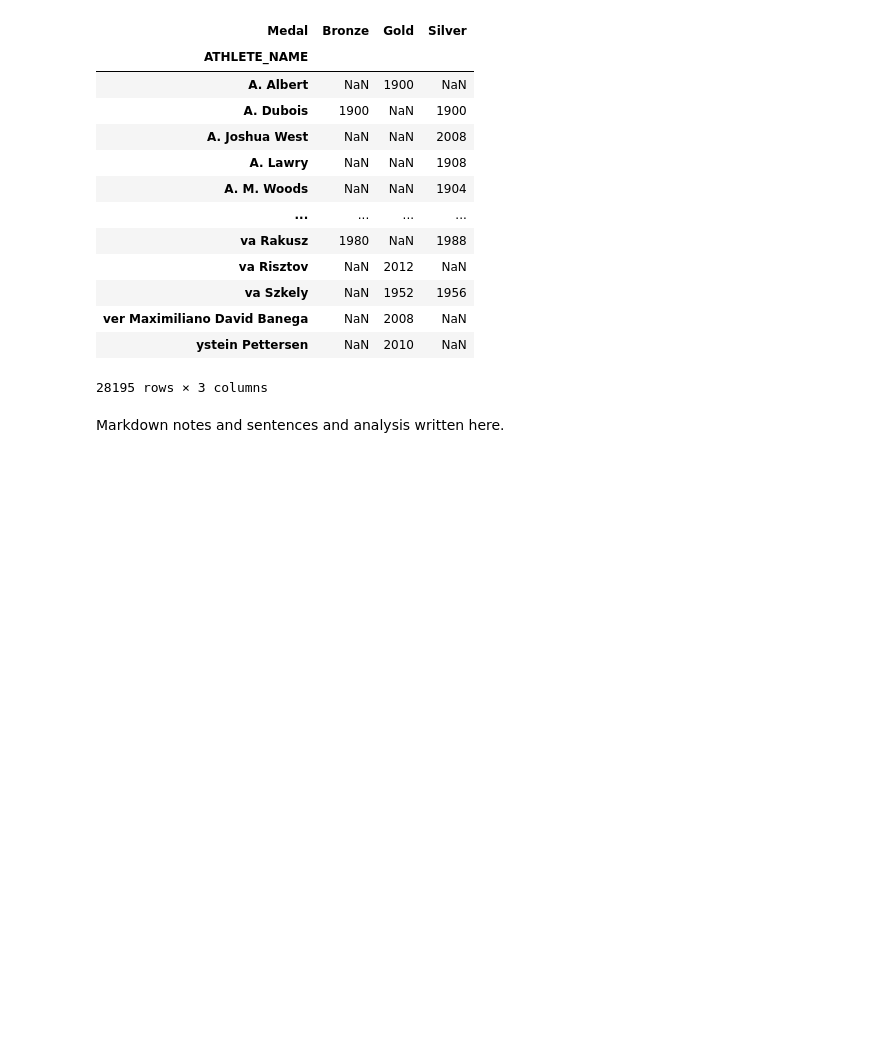
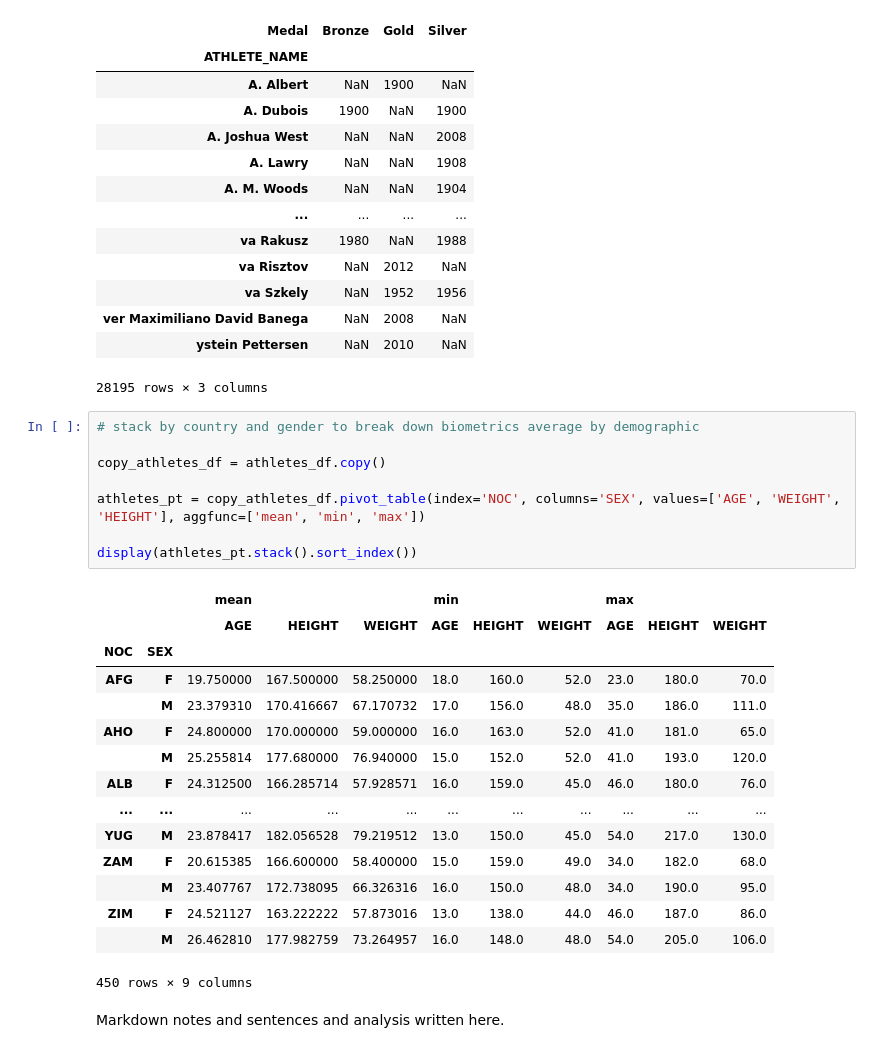
Before and after one commit to srushti-vai/Olympics-Data-Analysis, a Jupyter notebook: Olympics Data Analysis.ipynb, the cells around one changed output. Saved outputs shown, nothing was run; the diff lists cells and outputs as text; blank space fills up the shorter version.

Commit message:
Update to pivoting

```diff
--- a/Olympics Data Analysis.ipynb
+++ b/Olympics Data Analysis.ipynb
@@ -255,5 +255,29 @@ display(winners_pt)
 | ver Maximiliano David Banega | NaN | 2008 | NaN |
 | ystein Pettersen | NaN | 2010 | NaN |
 28195 rows × 3 columns
+# %%
+# stack by country and gender to break down biometrics average by demographic
+
+copy_athletes_df = athletes_df.copy()
+
+athletes_pt = copy_athletes_df.pivot_table(index='NOC', columns='SEX', values=['AGE', 'WEIGHT', 'HEIGHT'], aggfunc=['mean', 'min', 'max'])
+
+display(athletes_pt.stack().sort_index())
+# %% [output]
+|  |  | mean |  |  | min |  |  | max |  |  |
+|  |  | AGE | HEIGHT | WEIGHT | AGE | HEIGHT | WEIGHT | AGE | HEIGHT | WEIGHT |
+| NOC | SEX |  |  |  |  |  |  |  |  |  |
+| AFG | F | 19.750000 | 167.500000 | 58.250000 | 18.0 | 160.0 | 52.0 | 23.0 | 180.0 | 70.0 |
+|  | M | 23.379310 | 170.416667 | 67.170732 | 17.0 | 156.0 | 48.0 | 35.0 | 186.0 | 111.0 |
+| AHO | F | 24.800000 | 170.000000 | 59.000000 | 16.0 | 163.0 | 52.0 | 41.0 | 181.0 | 65.0 |
+|  | M | 25.255814 | 177.680000 | 76.940000 | 15.0 | 152.0 | 52.0 | 41.0 | 193.0 | 120.0 |
+| ALB | F | 24.312500 | 166.285714 | 57.928571 | 16.0 | 159.0 | 45.0 | 46.0 | 180.0 | 76.0 |
+| ... | ... | ... | ... | ... | ... | ... | ... | ... | ... | ... |
+| YUG | M | 23.878417 | 182.056528 | 79.219512 | 13.0 | 150.0 | 45.0 | 54.0 | 217.0 | 130.0 |
+| ZAM | F | 20.615385 | 166.600000 | 58.400000 | 15.0 | 159.0 | 49.0 | 34.0 | 182.0 | 68.0 |
+|  | M | 23.407767 | 172.738095 | 66.326316 | 16.0 | 150.0 | 48.0 | 34.0 | 190.0 | 95.0 |
+| ZIM | F | 24.521127 | 163.222222 | 57.873016 | 13.0 | 138.0 | 44.0 | 46.0 | 187.0 | 86.0 |
+|  | M | 26.462810 | 177.982759 | 73.264957 | 16.0 | 148.0 | 48.0 | 54.0 | 205.0 | 106.0 |
+450 rows × 9 columns
 # %% [markdown]
 Markdown notes and sentences and analysis written here.
```
